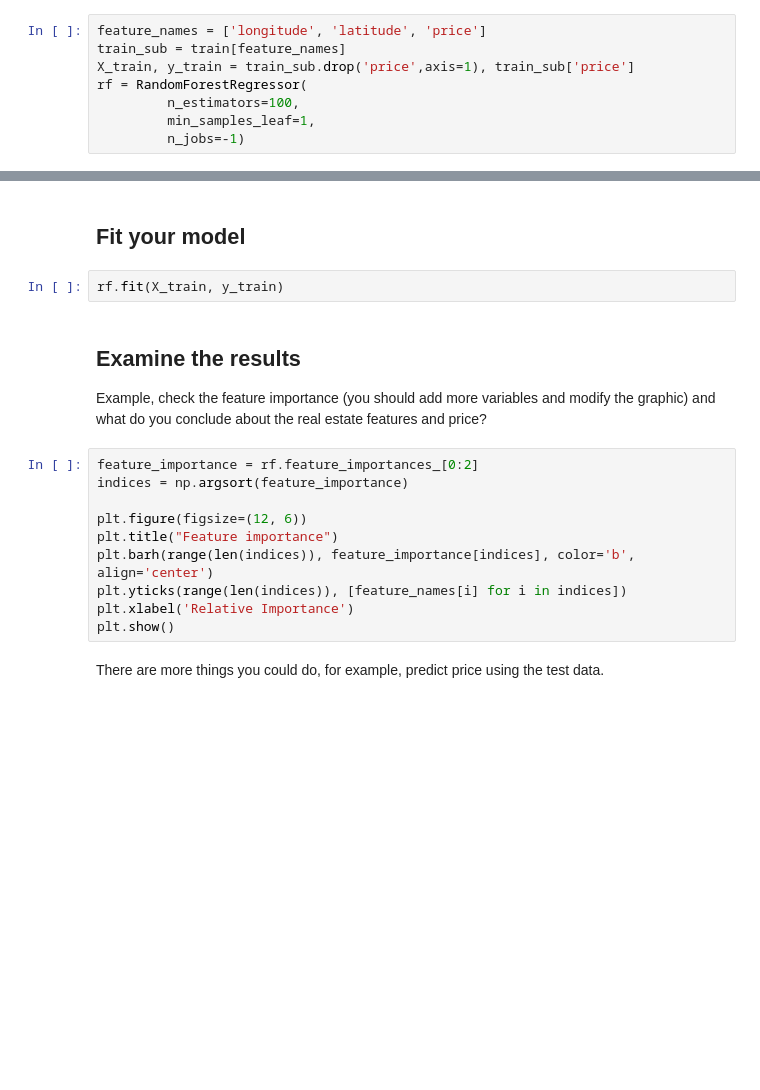
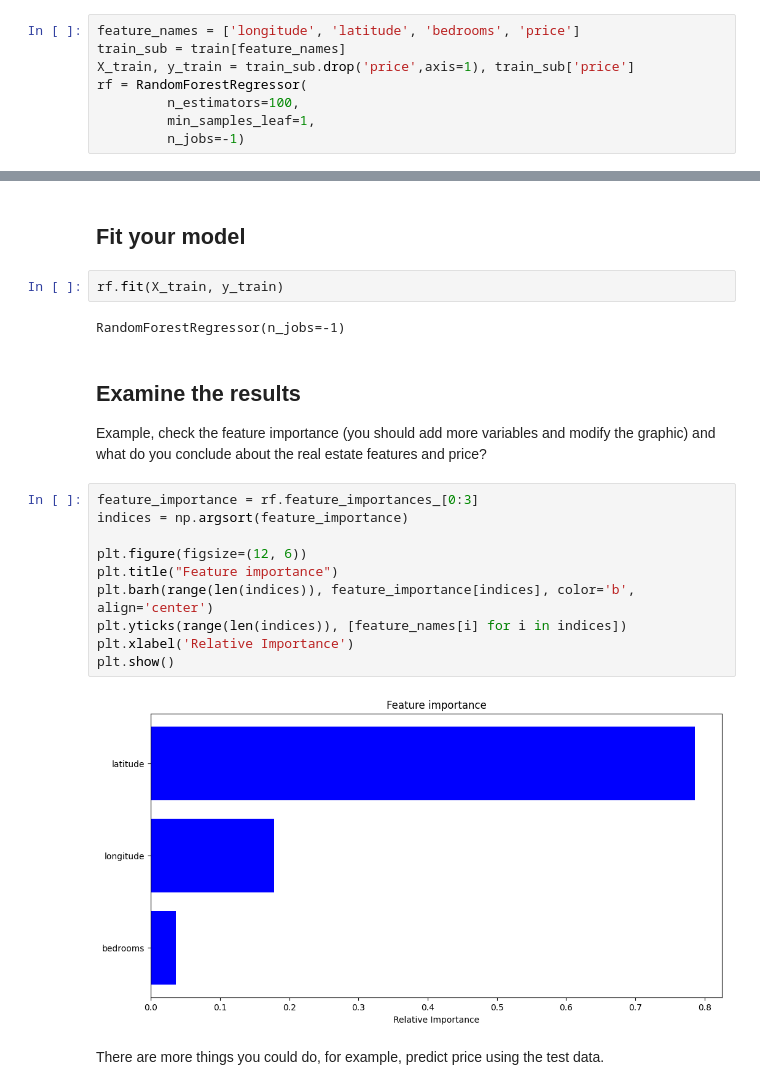
Before and after one commit to rialbeel/stats21, a Jupyter notebook: Week 8/Week08_02_activity.ipynb, the cells around one changed output, grey strips where cells are left out. Drawn from its saved outputs; the diff is of its cells as text; blank space fills up the shorter version.

```diff
--- a/Week 8/Week08_02_activity.ipynb
+++ b/Week 8/Week08_02_activity.ipynb
@@ -49,7 +60,7 @@ train['interest_level'] =  pd.Categorical(
 
 Please add additional features to the model.  I've only included location (lon/lat) but there are others.  I didn't talk about RandomForestRegressor (numerical outcome) so here is the model (followed by an explanation):
 # %%
-feature_names = ['longitude', 'latitude', 'price']
+feature_names = ['longitude', 'latitude', 'bedrooms', 'price']
 train_sub = train[feature_names]
 X_train, y_train = train_sub.drop('price',axis=1), train_sub['price']
 rf = RandomForestRegressor(
@@ -66,20 +77,24 @@ n_jobs: The number of jobs to run in parallel for both fit and predict. If -1, t
 ## Fit your model
 # %%
 rf.fit(X_train, y_train)
+# %% [output]
+RandomForestRegressor(n_jobs=-1)
 # %% [markdown]
 ## Examine the results
 
 Example, check the feature importance (you should add more variables and modify the graphic) and what do you conclude about the real estate features and price?
 # %%
-feature_importance = rf.feature_importances_[0:2]
+feature_importance = rf.feature_importances_[0:3]
 indices = np.argsort(feature_importance)
 
 plt.figure(figsize=(12, 6))
 plt.title("Feature importance")
 plt.barh(range(len(indices)), feature_importance[indices], color='b', align='center')
 plt.yticks(range(len(indices)), [feature_names[i] for i in indices])
 plt.xlabel('Relative Importance')
 plt.show()
+# %% [output]
+[figure, added]
 # %% [markdown]
 There are more things you could do, for example, predict price using the test data.
 # %% [markdown]
```
Also changed, not shown: parts of 3 cells of this notebook.
